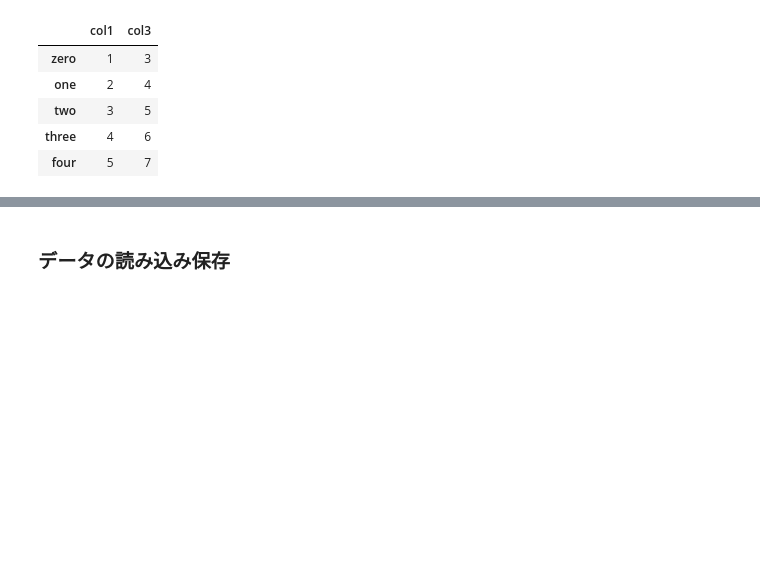
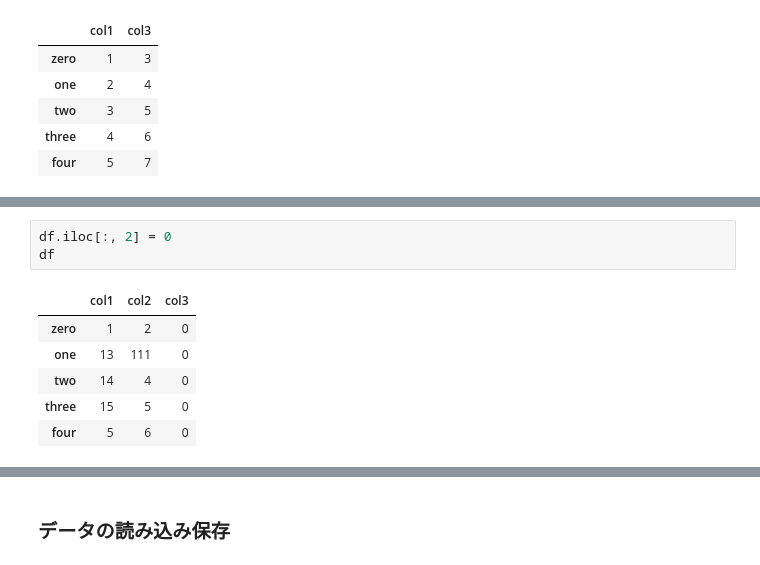
Before and after one commit to mazarimono/webdb_notebook, a Jupyter notebook: chapter-2.ipynb, the cells around one changed output, grey strips where cells are left out. Drawn from its saved outputs; the diff is of its cells as text; blank space fills up the shorter version.

```diff
--- a/chapter-2.ipynb
+++ b/chapter-2.ipynb
@@ -120,3 +130,13 @@ s['one']
+# %%
+df.iloc[:, 2] = 0
+df
+# %% [output]
+|  | col1 | col2 | col3 |
+| zero | 1 | 2 | 0 |
+| one | 13 | 111 | 0 |
+| two | 14 | 4 | 0 |
+| three | 15 | 5 | 0 |
+| four | 5 | 6 | 0 |
 # %%
 df.loc[5] = 42
 df
```
Also changed, not shown: parts of 13 cells of this notebook, 1 other file.
